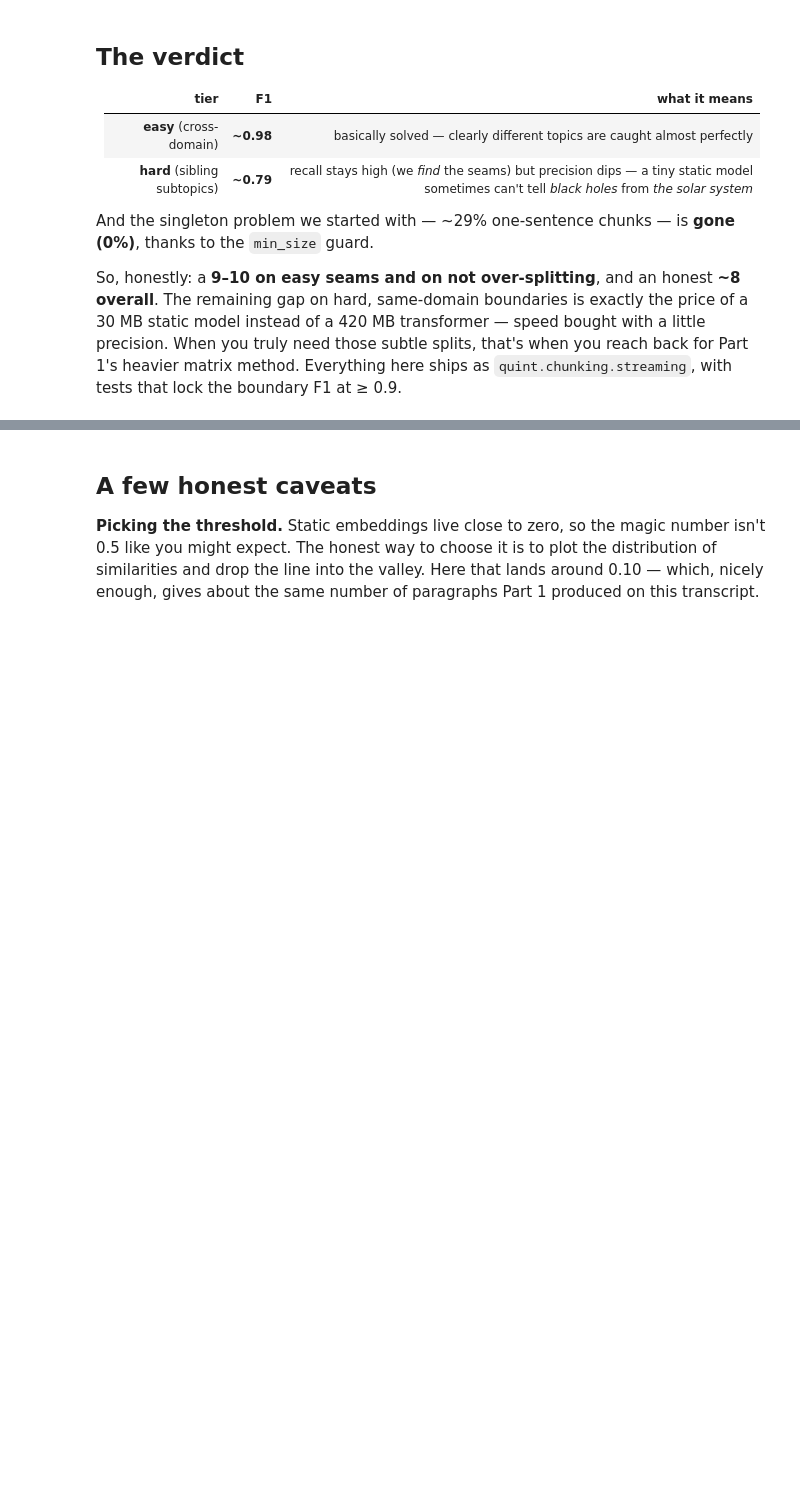
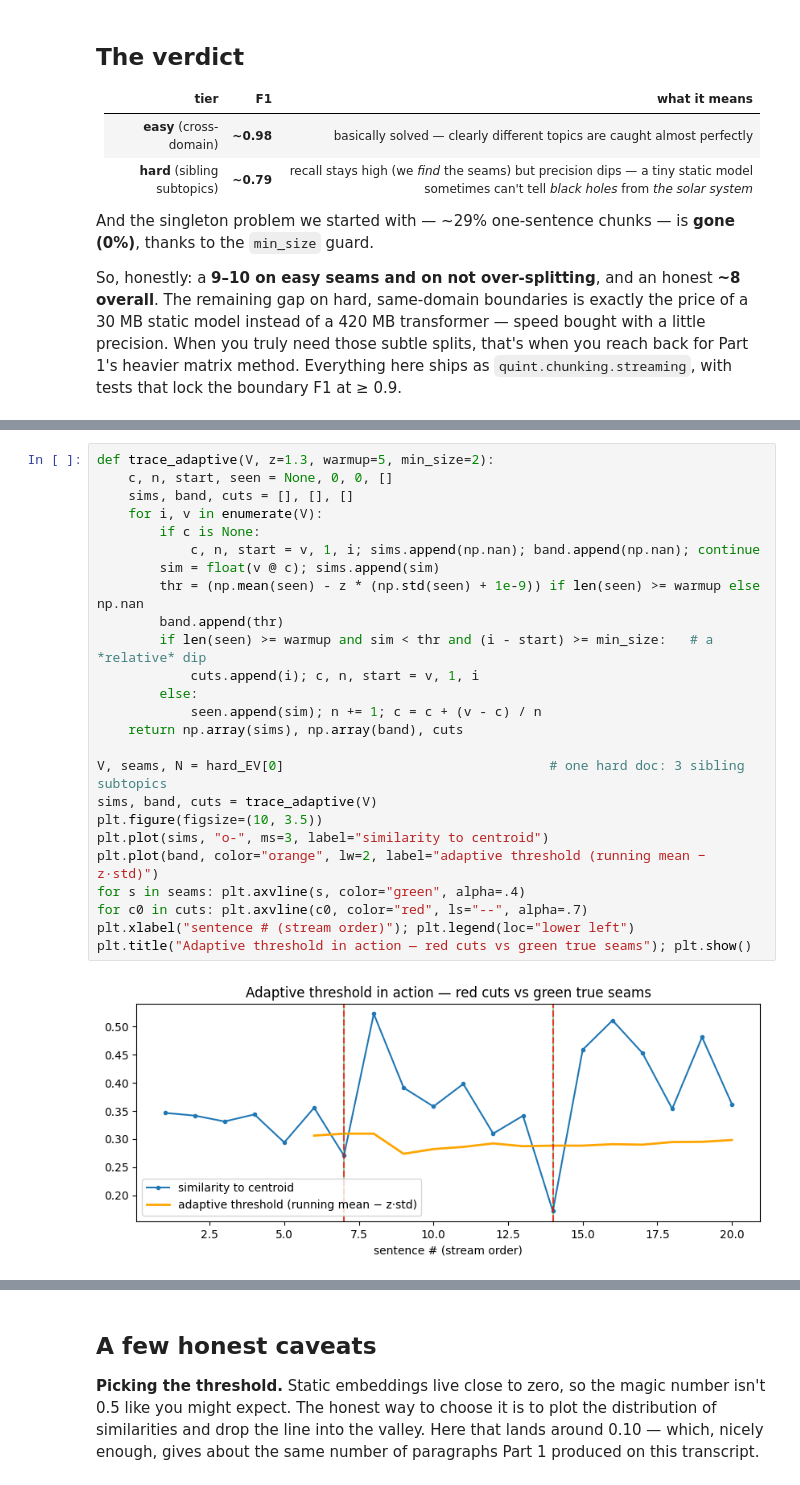
Before and after one commit to poloniki/quint, a Jupyter notebook: notebooks/Chunking text into paragraphs V3 - real-time on CPU.ipynb, the cells around one changed output, grey strips where cells are left out. Saved outputs shown, nothing was run; the diff lists cells and outputs as text; blank space fills up the shorter version.

```diff
--- a/notebooks/Chunking text into paragraphs V3 - real-time on CPU.ipynb
+++ b/notebooks/Chunking text into paragraphs V3 - real-time on CPU.ipynb
@@ -314,0 +347,27 @@ So, honestly: a **9–10 on easy seams and on not over-splitting**, and an hones
+# %%
+def trace_adaptive(V, z=1.3, warmup=5, min_size=2):
+    c, n, start, seen = None, 0, 0, []
+    sims, band, cuts = [], [], []
+    for i, v in enumerate(V):
+        if c is None:
+            c, n, start = v, 1, i; sims.append(np.nan); band.append(np.nan); continue
+        sim = float(v @ c); sims.append(sim)
+        thr = (np.mean(seen) - z * (np.std(seen) + 1e-9)) if len(seen) >= warmup else np.nan
+        band.append(thr)
+        if len(seen) >= warmup and sim < thr and (i - start) >= min_size:   # a *relative* dip
+            cuts.append(i); c, n, start = v, 1, i
+        else:
+            seen.append(sim); n += 1; c = c + (v - c) / n
+    return np.array(sims), np.array(band), cuts
+
+V, seams, N = hard_EV[0]                                  # one hard doc: 3 sibling subtopics
+sims, band, cuts = trace_adaptive(V)
+plt.figure(figsize=(10, 3.5))
+plt.plot(sims, "o-", ms=3, label="similarity to centroid")
+plt.plot(band, color="orange", lw=2, label="adaptive threshold (running mean − z·std)")
+for s in seams: plt.axvline(s, color="green", alpha=.4)
+for c0 in cuts: plt.axvline(c0, color="red", ls="--", alpha=.7)
+plt.xlabel("sentence # (stream order)"); plt.legend(loc="lower left")
+plt.title("Adaptive threshold in action — red cuts vs green true seams"); plt.show()
+# %% [output]
+[figure, added]
```
Also changed, not shown: parts of 9 cells of this notebook.
